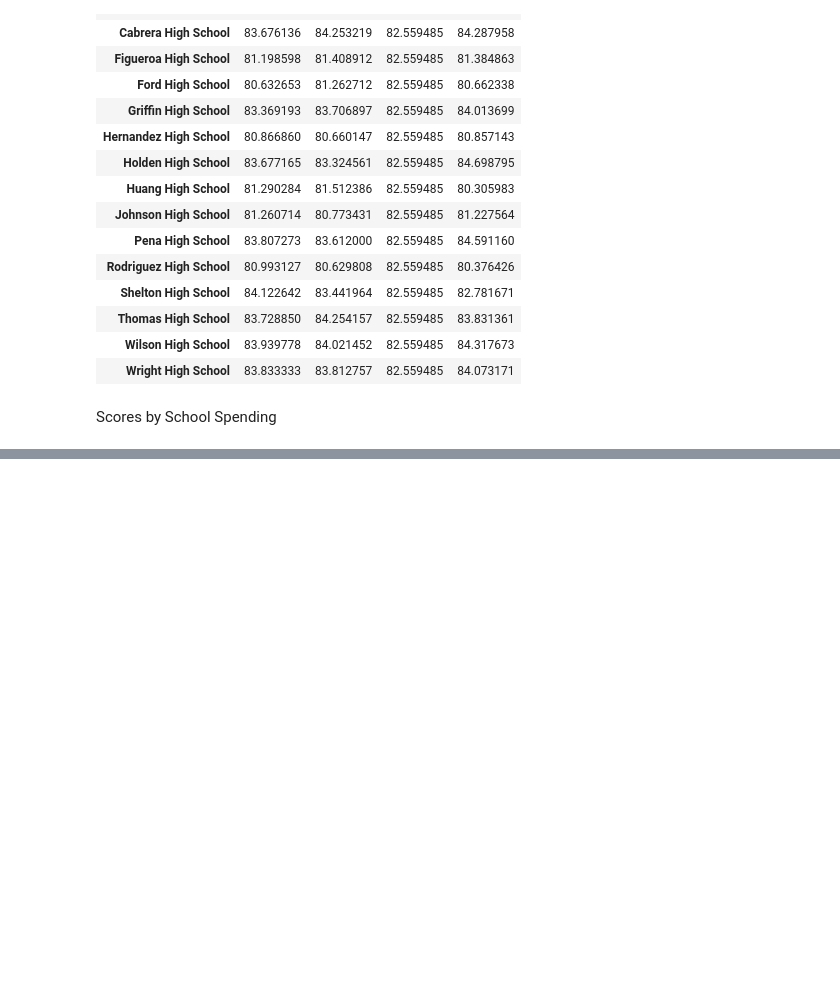
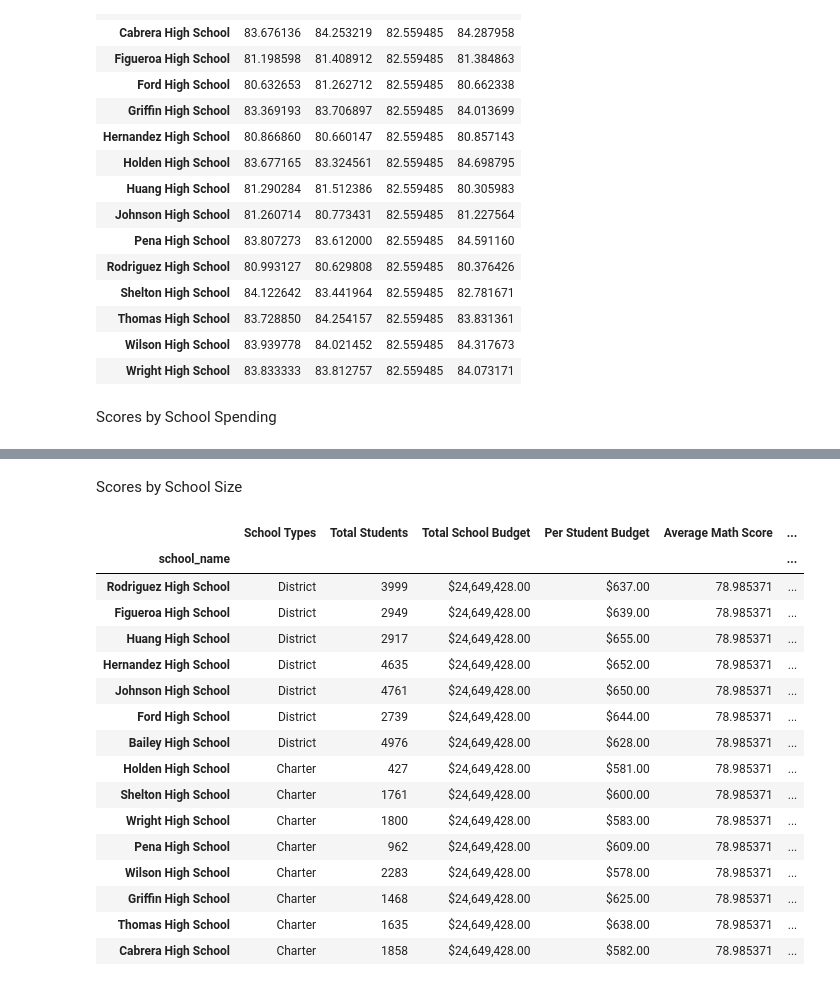
Before and after one commit to mychele-larson/Pandas-Challenge, a Jupyter notebook: PyCitySchools/PyCitySchools_Homework.ipynb, the cells around one changed output, grey strips where cells are left out. Cells and saved outputs as stored; diff of their text form; code cells hidden in the pictures; blank space fills up the shorter version.

```diff
--- a/PyCitySchools/PyCitySchools_Homework.ipynb
+++ b/PyCitySchools/PyCitySchools_Homework.ipynb
@@ -398,0 +445,32 @@ TypeError: '<' not supported between instances of 'int' and 'str'
+# %% [markdown]
+Scores by School Size
+# %%
+# Establish the bins.
+size_bins = [0, 1000, 2000, 5000]
+labels = ["Small (<1000)", "Medium (1000-2000)", "Large (2000-5000)"]
+# %%
+# Categorize the spending based on the bins
+labels = ["Small (<1000)", "Medium (1000-2000)", "Large (2000-5000)"]
+
+# Use `pd.cut` on the "Total Students" column of the `per_school_summary` DataFrame.
+
+per_school_summary_df["School Size"] = pd.cut(per_school_summary_df["Total Students"], size_bins, labels=labels, include_lowest=True)
+school_spending_df
+# %% [output]
+|  | School Types | Total Students | Total School Budget | Per Student Budget | Average Math Score | ... |
+| school_name |  |  |  |  |  | ... |
+| Rodriguez High School | District | 3999 | $24,649,428.00 | $637.00 | 78.985371 | ... |
+| Figueroa High School | District | 2949 | $24,649,428.00 | $639.00 | 78.985371 | ... |
+| Huang High School | District | 2917 | $24,649,428.00 | $655.00 | 78.985371 | ... |
+| Hernandez High School | District | 4635 | $24,649,428.00 | $652.00 | 78.985371 | ... |
+| Johnson High School | District | 4761 | $24,649,428.00 | $650.00 | 78.985371 | ... |
+| Ford High School | District | 2739 | $24,649,428.00 | $644.00 | 78.985371 | ... |
+| Bailey High School | District | 4976 | $24,649,428.00 | $628.00 | 78.985371 | ... |
+| Holden High School | Charter | 427 | $24,649,428.00 | $581.00 | 78.985371 | ... |
+| Shelton High School | Charter | 1761 | $24,649,428.00 | $600.00 | 78.985371 | ... |
+| Wright High School | Charter | 1800 | $24,649,428.00 | $583.00 | 78.985371 | ... |
+| Pena High School | Charter | 962 | $24,649,428.00 | $609.00 | 78.985371 | ... |
+| Wilson High School | Charter | 2283 | $24,649,428.00 | $578.00 | 78.985371 | ... |
+| Griffin High School | Charter | 1468 | $24,649,428.00 | $625.00 | 78.985371 | ... |
+| Thomas High School | Charter | 1635 | $24,649,428.00 | $638.00 | 78.985371 | ... |
+| Cabrera High School | Charter | 1858 | $24,649,428.00 | $582.00 | 78.985371 | ... |
```
Also changed, not shown: parts of 10 cells of this notebook, 1 other file.
